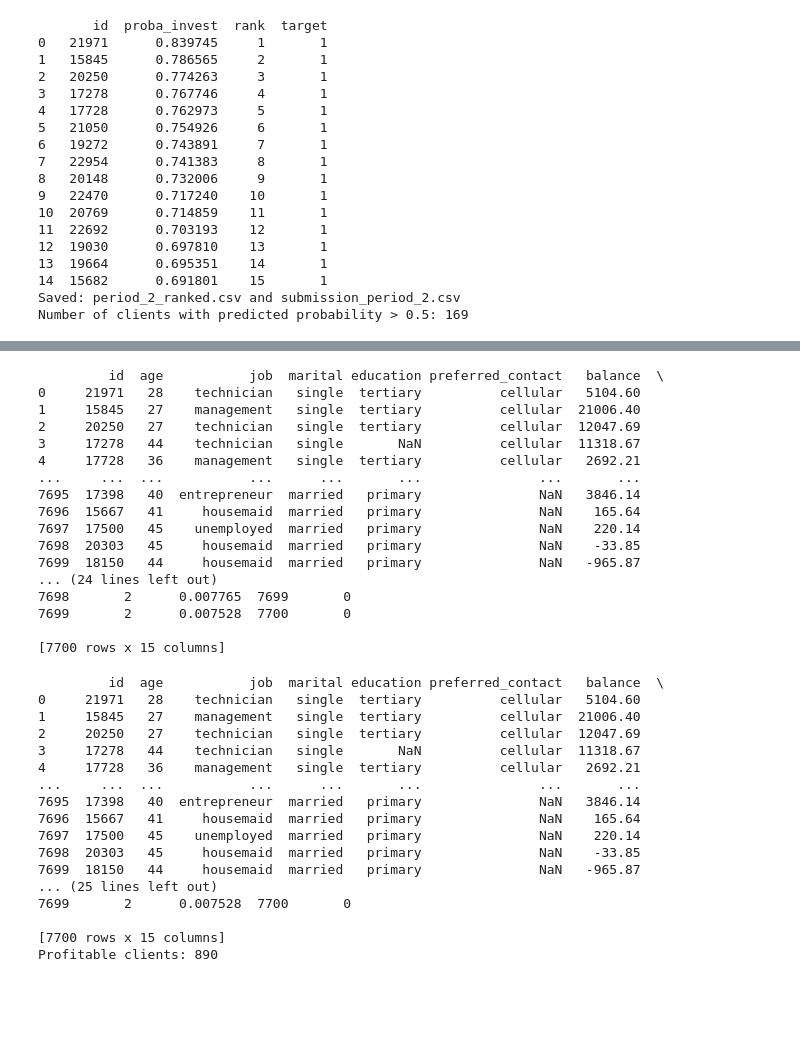
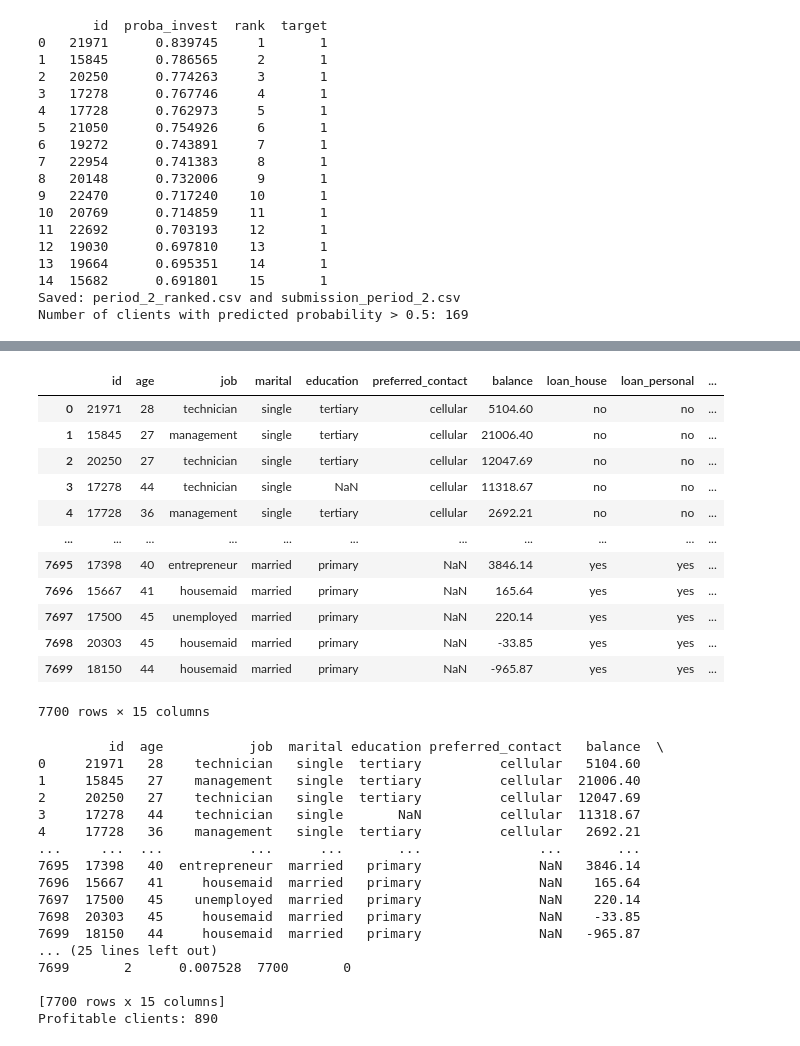
Before and after one commit to sguhring/Project_Catolica, a Jupyter notebook: Delivery_2.ipynb, the cells around one changed output, grey strips where cells are left out. Cells and saved outputs as stored; diff of their text form; code cells hidden in the pictures; blank space fills up the shorter version.

```diff
--- a/Delivery_2.ipynb
+++ b/Delivery_2.ipynb
@@ -843,25 +883,21 @@ Beste Segmente: 360
 | 18 | job + marital + preferred_contact... | 6 | job=management | marital=married ... | 25 | 17 | 0.680000 | 0.421317 | 0.286496 | ... |
 | 19 | job + education + loan_house + ma... | 4 | job=management | education=tertia... | 44 | 30 | 0.681818 | 0.369210 | 0.251734 | ... |
 # %%
-print(df_2_ranked)
+df_2_ranked
 # %% [output]
+|  | id | age | job | marital | education | preferred_contact | balance | loan_house | loan_personal | ... |
+| 0 | 21971 | 28 | technician | single | tertiary | cellular | 5104.60 | no | no | ... |
+| 1 | 15845 | 27 | management | single | tertiary | cellular | 21006.40 | no | no | ... |
+| 2 | 20250 | 27 | technician | single | tertiary | cellular | 12047.69 | no | no | ... |
+| 3 | 17278 | 44 | technician | single | NaN | cellular | 11318.67 | no | no | ... |
+| 4 | 17728 | 36 | management | single | tertiary | cellular | 2692.21 | no | no | ... |
+| ... | ... | ... | ... | ... | ... | ... | ... | ... | ... | ... |
+| 7695 | 17398 | 40 | entrepreneur | married | primary | NaN | 3846.14 | yes | yes | ... |
+| 7696 | 15667 | 41 | housemaid | married | primary | NaN | 165.64 | yes | yes | ... |
+| 7697 | 17500 | 45 | unemployed | married | primary | NaN | 220.14 | yes | yes | ... |
+| 7698 | 20303 | 45 | housemaid | married | primary | NaN | -33.85 | yes | yes | ... |
+| 7699 | 18150 | 44 | housemaid | married | primary | NaN | -965.87 | yes | yes | ... |
-         id  age           job  marital education preferred_contact   balance  \
-0     21971   28    technician   single  tertiary          cellular   5104.60
-1     15845   27    management   single  tertiary          cellular  21006.40
-2     20250   27    technician   single  tertiary          cellular  12047.69
-3     17278   44    technician   single       NaN          cellular  11318.67
-4     17728   36    management   single  tertiary          cellular   2692.21
-...     ...  ...           ...      ...       ...               ...       ...
-7695  17398   40  entrepreneur  married   primary               NaN   3846.14
-7696  15667   41     housemaid  married   primary               NaN    165.64
-7697  17500   45    unemployed  married   primary               NaN    220.14
-7698  20303   45     housemaid  married   primary               NaN    -33.85
-7699  18150   44     housemaid  married   primary               NaN   -965.87
-... (24 lines left out)
-7698       2      0.007765  7699       0
-7699       2      0.007528  7700       0
-
-[7700 rows x 15 columns]
+7700 rows × 15 columns
 # %%
 # --- Rules aus all_best ---
 def parse_segment_rule(segment_text):
```
Also changed, not shown: parts of 32 cells of this notebook, 1 other file.
